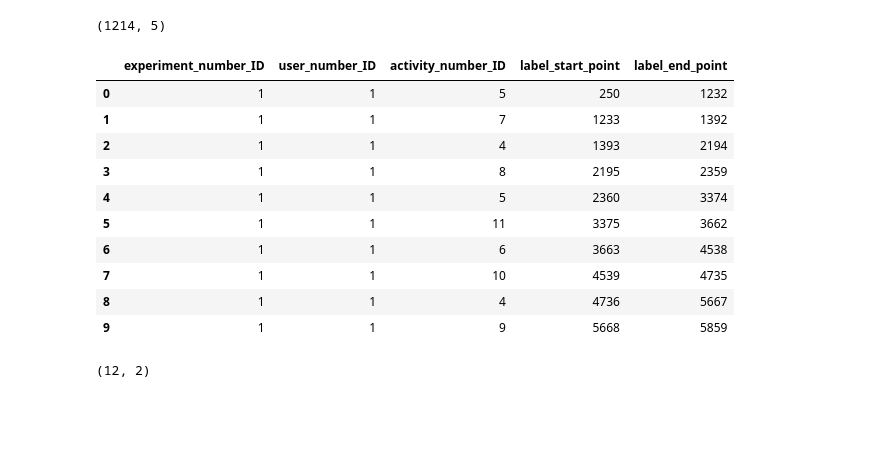
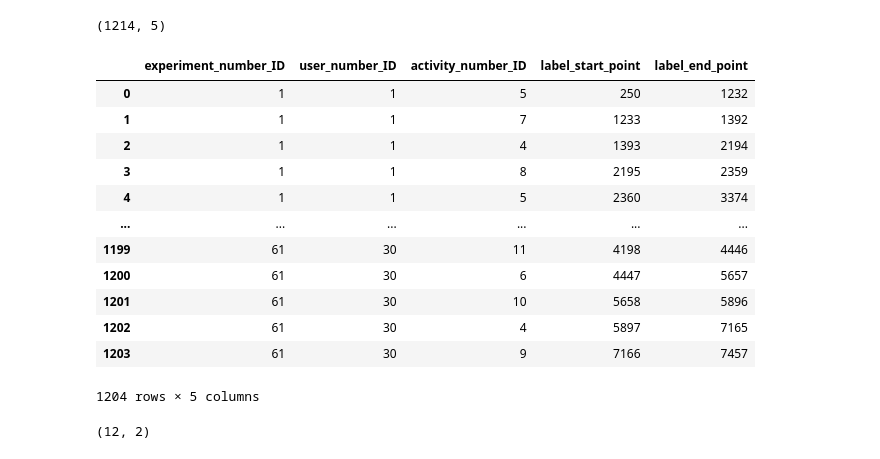
Before and after one commit to BrnDnzDzgn/Human_Activity_Recognition, a Jupyter notebook: exploration.ipynb, the cells around one changed output. Drawn from its saved outputs; the diff is of its cells as text; code cells hidden in the pictures; blank space fills up the shorter version.

```diff
--- a/exploration.ipynb
+++ b/exploration.ipynb
@@ -36,19 +62,21 @@ labels.shape
 # %% [output]
 (1214, 5)
 # %%
-labels.head(10)
+labels.head(-10)
 # %% [output]
 |  | experiment_number_ID | user_number_ID | activity_number_ID | label_start_point | label_end_point |
 | 0 | 1 | 1 | 5 | 250 | 1232 |
 | 1 | 1 | 1 | 7 | 1233 | 1392 |
 | 2 | 1 | 1 | 4 | 1393 | 2194 |
 | 3 | 1 | 1 | 8 | 2195 | 2359 |
 | 4 | 1 | 1 | 5 | 2360 | 3374 |
-| 5 | 1 | 1 | 11 | 3375 | 3662 |
-| 6 | 1 | 1 | 6 | 3663 | 4538 |
-| 7 | 1 | 1 | 10 | 4539 | 4735 |
-| 8 | 1 | 1 | 4 | 4736 | 5667 |
-| 9 | 1 | 1 | 9 | 5668 | 5859 |
+| ... | ... | ... | ... | ... | ... |
+| 1199 | 61 | 30 | 11 | 4198 | 4446 |
+| 1200 | 61 | 30 | 6 | 4447 | 5657 |
+| 1201 | 61 | 30 | 10 | 5658 | 5896 |
+| 1202 | 61 | 30 | 4 | 5897 | 7165 |
+| 1203 | 61 | 30 | 9 | 7166 | 7457 |
+1204 rows × 5 columns
 # %%
 activity_labels = pd.read_csv("../Human_Activity_Recognition/dataset/activity_labels.txt",
                               sep=r'\s+', header=None, names=['activity_number_id', 'activity_label'])
```
Also changed, not shown: parts of 14 cells of this notebook, 1 other file.
